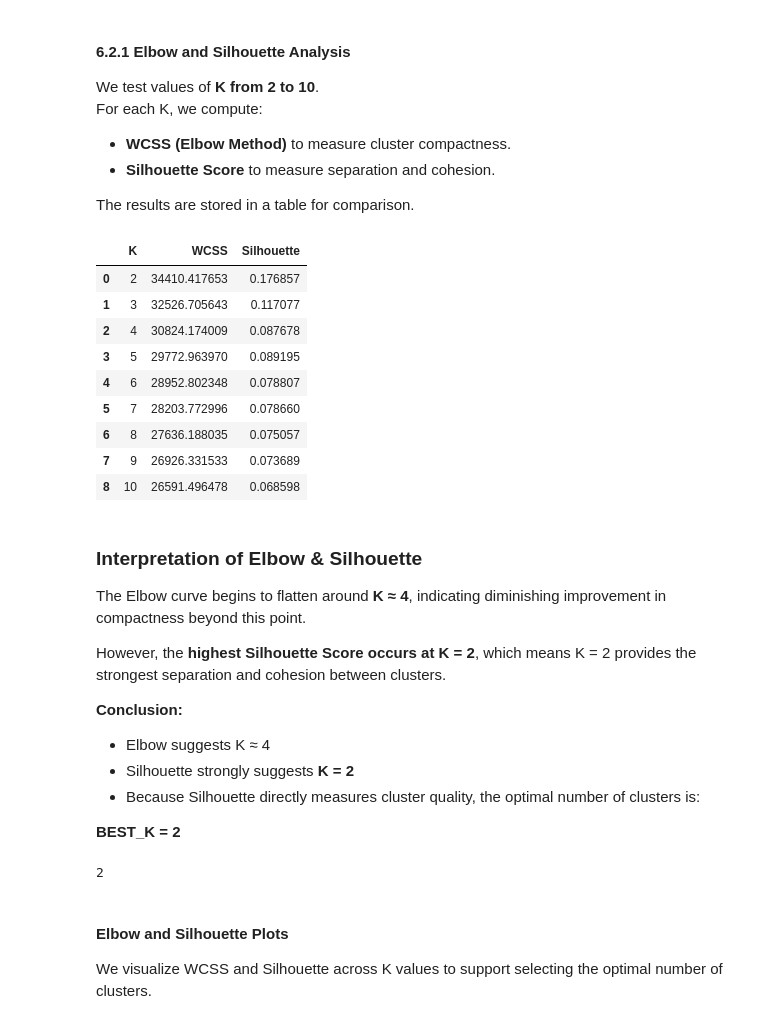
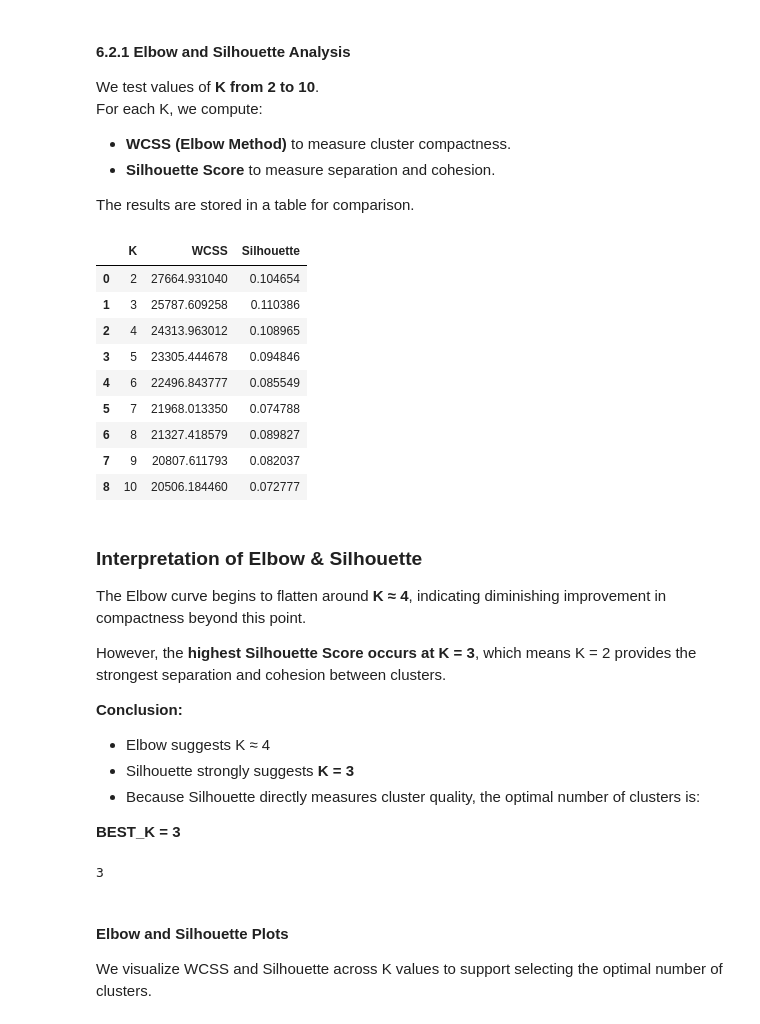
Before and after one commit to lujainAziz/LujainAlmajyul-it326, a Jupyter notebook: Reports Folder/Phase3.ipynb, the cells around one changed output. Saved outputs shown, nothing was run; the diff lists cells and outputs as text; code cells hidden in the pictures.

```diff
--- a/Reports Folder/Phase3.ipynb
+++ b/Reports Folder/Phase3.ipynb
@@ -574,0 +524,21 @@ Number of features: 18
+# %%
+# ===== Clustering: prepare features, scale, and apply PCA =====
+
+cluster_features = [
+    "Age", "Gender", "Ethnicity", "ParentalEducation",
+    "StudyTimeWeekly_transformed",
+    "Absences",
+    "Tutoring", "ParentalSupport",
+    "Extracurricular", "Sports", "Music", "Volunteering",
+    "GPA"
+]
+
+X_clu = df[cluster_features].copy()
+
+scaler = StandardScaler()
+X_clu_scaled = scaler.fit_transform(X_clu)
+
+pca = PCA(n_components=2, random_state=42)
+X_clu_pca = pca.fit_transform(X_clu_scaled)
+
+print("X_clu_scaled shape:", X_clu_scaled.shape)
@@ -582,57 +554,51 @@ For each K, we compute:
 
 The results are stored in a table for comparison.
 # %%
-# ===== Clustering: Elbow and Silhouette for K = 2..10 =====
-
 K_range = range(2, 11)
 k_rows = []
 
 for k in K_range:
     kmeans = KMeans(n_clusters=k, random_state=42, n_init=10)
     labels_k = kmeans.fit_predict(X_clu_scaled)
 
-    inertia = kmeans.inertia_              # WCSS
+    inertia = kmeans.inertia_
     sil = silhouette_score(X_clu_scaled, labels_k)
 
-    k_rows.append({
-        "K": k,
-        "WCSS": inertia,
-        "Silhouette": sil
-    })
+    k_rows.append({"K": k, "WCSS": inertia, "Silhouette": sil})
 
 k_all_df = pd.DataFrame(k_rows)
-k_all_df
+display(k_all_df)
 # %% [output]
 |  | K | WCSS | Silhouette |
-| 0 | 2 | 34410.417653 | 0.176857 |
-| 1 | 3 | 32526.705643 | 0.117077 |
-| 2 | 4 | 30824.174009 | 0.087678 |
-| 3 | 5 | 29772.963970 | 0.089195 |
-| 4 | 6 | 28952.802348 | 0.078807 |
-| 5 | 7 | 28203.772996 | 0.078660 |
-| 6 | 8 | 27636.188035 | 0.075057 |
-| 7 | 9 | 26926.331533 | 0.073689 |
-| 8 | 10 | 26591.496478 | 0.068598 |
+| 0 | 2 | 27664.931040 | 0.104654 |
+| 1 | 3 | 25787.609258 | 0.110386 |
+| 2 | 4 | 24313.963012 | 0.108965 |
+| 3 | 5 | 23305.444678 | 0.094846 |
+| 4 | 6 | 22496.843777 | 0.085549 |
+| 5 | 7 | 21968.013350 | 0.074788 |
+| 6 | 8 | 21327.418579 | 0.089827 |
+| 7 | 9 | 20807.611793 | 0.082037 |
+| 8 | 10 | 20506.184460 | 0.072777 |
 # %% [markdown]
 ### Interpretation of Elbow & Silhouette
 
 The Elbow curve begins to flatten around **K ≈ 4**, indicating diminishing improvement in compactness beyond this point.
 
-However, the **highest Silhouette Score occurs at K = 2**, which means K = 2 provides the strongest separation and cohesion between clusters.
+However, the **highest Silhouette Score occurs at K = 3**, which means K = 2 provides the strongest separation and cohesion between clusters.
 
 **Conclusion:**
 - Elbow suggests K ≈ 4
-- Silhouette strongly suggests **K = 2**
+- Silhouette strongly suggests **K = 3**
 - Because Silhouette directly measures cluster quality, the optimal number of clusters is:
 
- **BEST_K = 2**
+ **BEST_K = 3**
 # %%
 # ===== Helper to identify best K by Silhouette =====
 best_k_row = k_all_df.loc[k_all_df["Silhouette"].idxmax()]
 BEST_K = int(best_k_row["K"])
 BEST_K
 # %% [output]
-2
+3
 # %% [markdown]
 #### Elbow and Silhouette Plots
 
```
Also changed, not shown: parts of 15 cells of this notebook.
